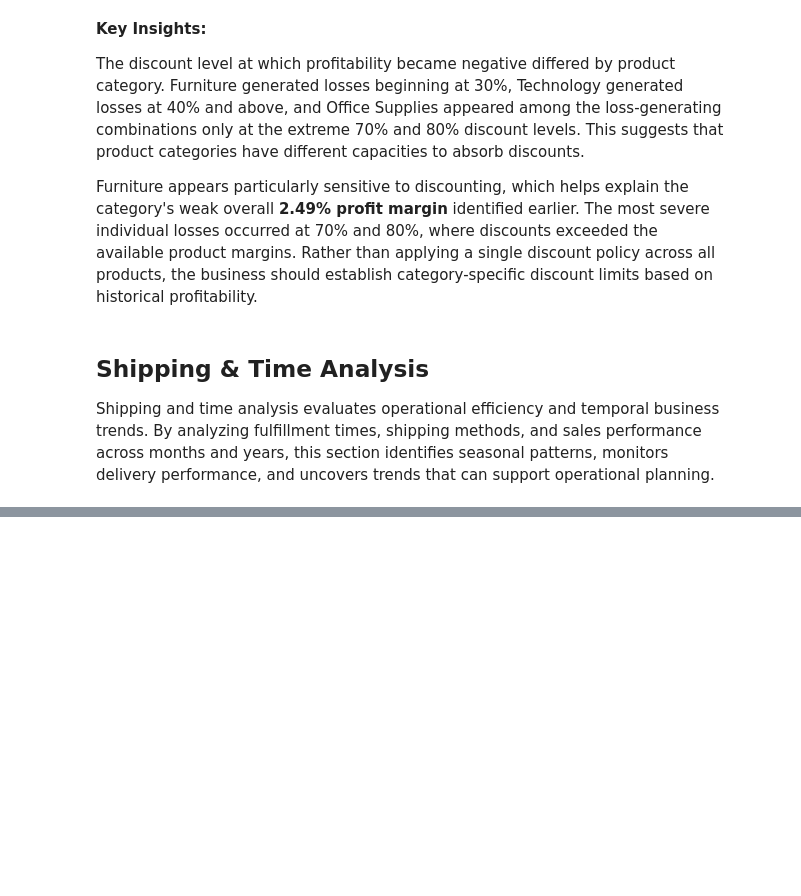
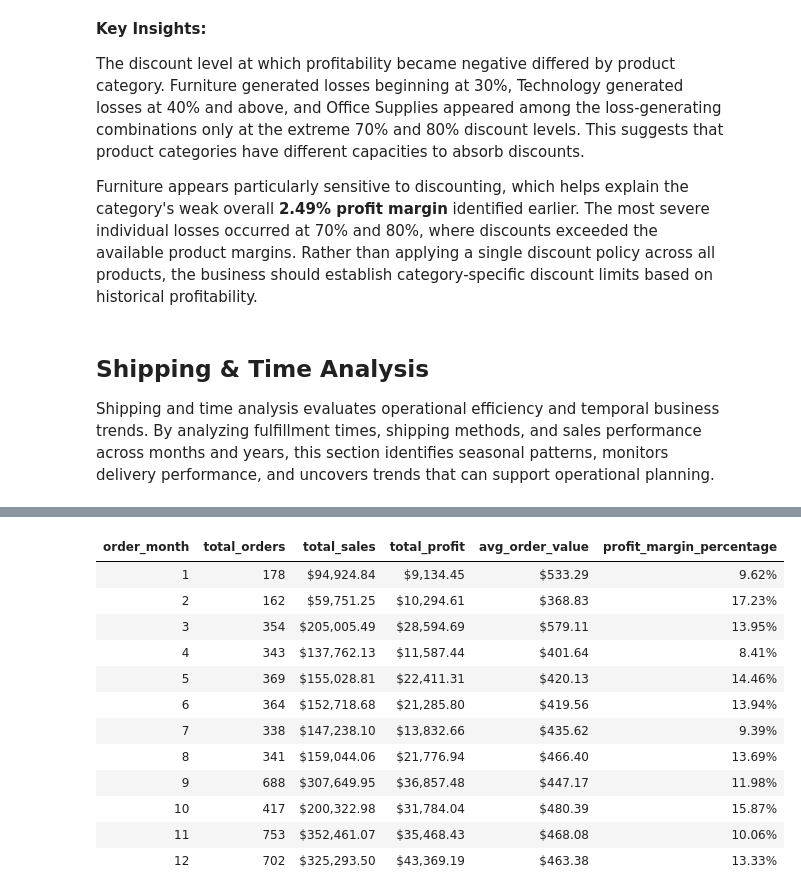
Before and after one commit to danigeiger/e_commerce_duckdb_project, a Jupyter notebook: notebooks/03_business_sql_analysis.ipynb, the cells around one changed output, grey strips where cells are left out. Cells and saved outputs as stored; diff of their text form; code cells hidden in the pictures; blank space fills up the shorter version.

Commit message:
Added Shipping & Time Analysis

```diff
--- a/notebooks/03_business_sql_analysis.ipynb
+++ b/notebooks/03_business_sql_analysis.ipynb
@@ -1018,0 +1030,33 @@ ORDER BY avg_fulfillment_days;
+# %%
+con.execute("""
+SELECT
+    order_month,
+    COUNT(DISTINCT order_id) AS total_orders,
+    SUM(sales) AS total_sales,
+    SUM(profit) AS total_profit,
+    SUM(sales) / COUNT(DISTINCT order_id) AS avg_order_value,
+    100.0 * SUM(profit) / SUM(sales) AS profit_margin_percentage
+FROM analysis_data
+GROUP BY order_month
+ORDER BY order_month;
+""").df().style.hide(axis="index").format({
+    "total_orders": "{:,}",
+    "total_sales": "${:,.2f}",
+    "total_profit": "${:,.2f}",
+    "avg_order_value": "${:,.2f}",
+    "profit_margin_percentage": "{:.2f}%"
+})
+# %% [output]
+| order_month | total_orders | total_sales | total_profit | avg_order_value | profit_margin_percentage |
+| 1 | 178 | $94,924.84 | $9,134.45 | $533.29 | 9.62% |
+| 2 | 162 | $59,751.25 | $10,294.61 | $368.83 | 17.23% |
+| 3 | 354 | $205,005.49 | $28,594.69 | $579.11 | 13.95% |
+| 4 | 343 | $137,762.13 | $11,587.44 | $401.64 | 8.41% |
+| 5 | 369 | $155,028.81 | $22,411.31 | $420.13 | 14.46% |
+| 6 | 364 | $152,718.68 | $21,285.80 | $419.56 | 13.94% |
+| 7 | 338 | $147,238.10 | $13,832.66 | $435.62 | 9.39% |
+| 8 | 341 | $159,044.06 | $21,776.94 | $466.40 | 13.69% |
+| 9 | 688 | $307,649.95 | $36,857.48 | $447.17 | 11.98% |
+| 10 | 417 | $200,322.98 | $31,784.04 | $480.39 | 15.87% |
+| 11 | 753 | $352,461.07 | $35,468.43 | $468.08 | 10.06% |
+| 12 | 702 | $325,293.50 | $43,369.19 | $463.38 | 13.33% |
```
Also changed, not shown: parts of 14 cells of this notebook.
